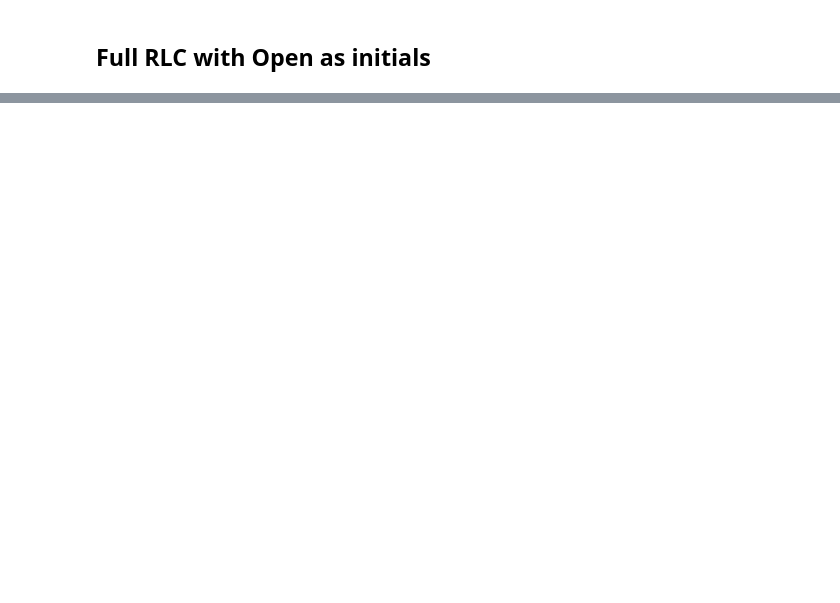
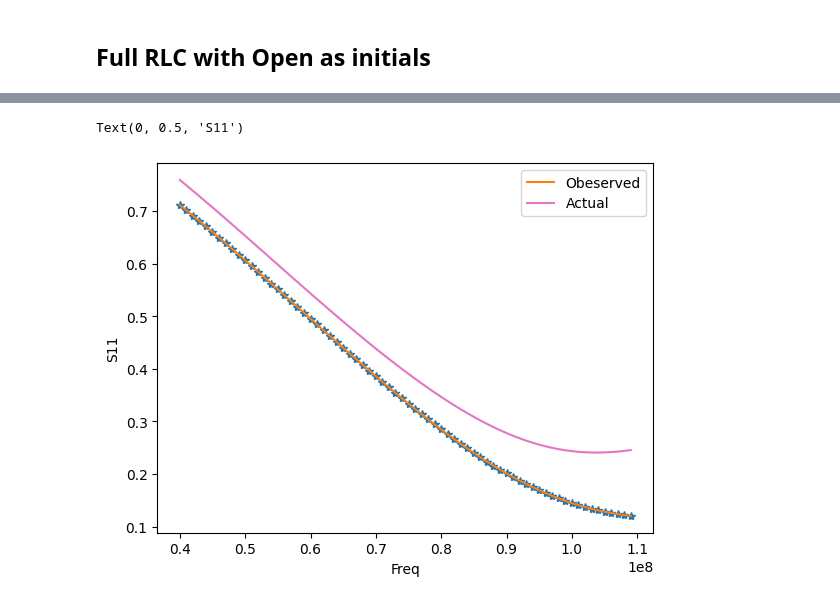
Before and after one commit to Gopi186/Saras_Model, a Jupyter notebook: Joint_Analysis_RLC+Open.ipynb, the cells around one changed output, grey strips where cells are left out. Saved outputs shown, nothing was run; the diff lists cells and outputs as text; code cells hidden in the pictures; blank space fills up the shorter version.

```diff
--- a/Joint_Analysis_RLC+Open.ipynb
+++ b/Joint_Analysis_RLC+Open.ipynb
@@ -521,0 +564,37 @@ print("Best-fit parameters (Maximum Likelihood Estimate):", best_fit_params)
+# %%
+#Reconstructed S11
+
+#Loading S11(RLC) and Frequency values
+data = map(lambda x: [ x[0], x[1], x[2] ],
+        np.loadtxt("/Users/gopipatel/Documents/RRI_VSP/saras3_S11_200mm_above_water.s1p", skiprows=5))
+d=list(data) #List of the format [Frequency, Magnitude, Phase (in degrees)]
+v=[d[i][0] for i in range(len(d)-1)]
+df=pd.read_csv('/Users/gopipatel/Downloads/S11_for_freq.csv')
+rlc = df[df.columns[1]].values.tolist()
+
+po,p1,p2,p3,p4,p5,p6=[ -5.848759259359305, 2.4598332012042574, -4.186166717966329, 3.8161924540424925, -1.9969916868948934, 4.5947110865421585, 4.7008405224259295]
+#[-6.274954869166671, 2.716009717976181, -4.6891133131425535, 4.149936149195398, -2.270563185191849, 4.867143968582065, 4.753308867794712]
+#p6,p5,p4,p3,p2,p1,p0=
+N=7
+gamma_rlc=[]
+for i in range(len(v)):
+
+    gamma_value = (p0 *1e-48* v[i] ** (N - 1) +
+                   p1 *1e-39* v[i] ** (N - 2) +
+                   p2 *1e-31* v[i] ** (N - 3) +
+                   p3 *1e-23* v[i] ** (N - 4) +
+                   p4 *1e-15* v[i] ** (N - 5) +
+                   p5 *1e-08* v[i] ** (N - 6) +
+                   p6*1e-01)
+    gamma_rlc.append(gamma_value)
+
+gamma_A=np.polyval([ -5.848759259359305*1e-48, 2.4598332012042574*1e-39, -4.186166717966329*1e-31, 3.8161924540424925*1e-23, -1.9969916868948934*1e-15, 4.5947110865421585*1e-08, 4.7008405224259295*1e-01],v)
+plt.plot(v,gamma_A,"*")
+plt.plot(v,gamma_rlc, label='Obeserved')
+plt.plot(v,rlc,'tab:pink', label='Actual')
+plt.legend()
+plt.xlabel('Freq')
+plt.ylabel('S11')
+# %% [output]
+Text(0, 0.5, 'S11')
+[figure, added]
```
Also changed, not shown: parts of 7 cells of this notebook.
